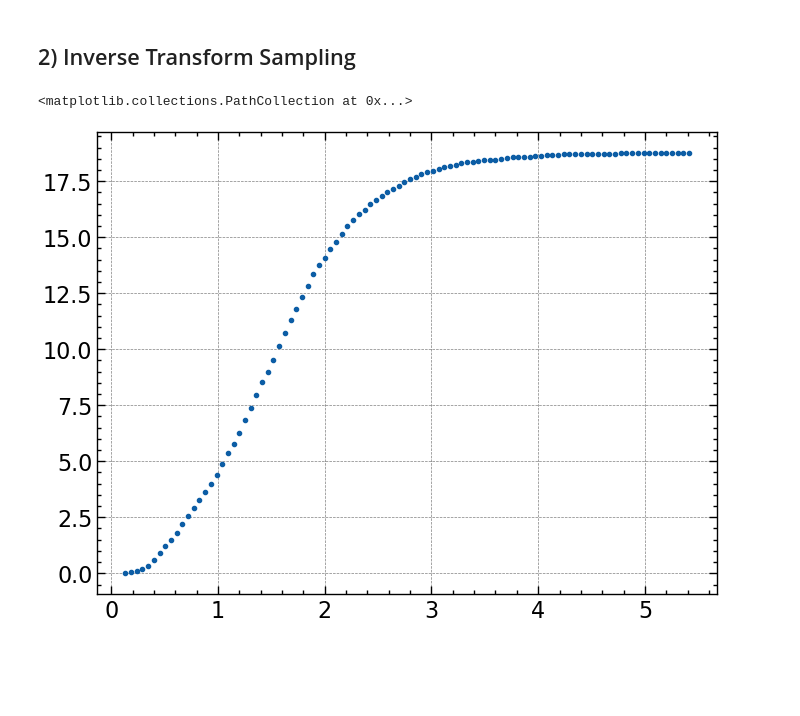
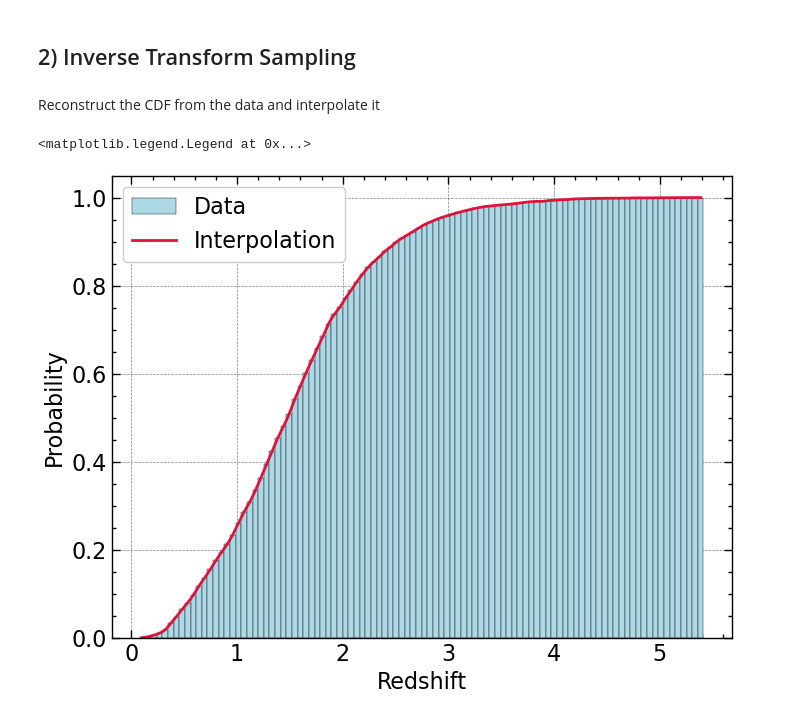
Before and after one commit to M-Bianchi/astrostatistics_bicocca_2024, a Jupyter notebook: working/W04_upsampling_quasars.ipynb, the cells around one changed output. Saved outputs shown, nothing was run; the diff lists cells and outputs as text; code cells hidden in the pictures; blank space fills up the shorter version.

```diff
--- a/working/W04_upsampling_quasars.ipynb
+++ b/working/W04_upsampling_quasars.ipynb
@@ -78,15 +93,19 @@ plt.legend()
 # %% [markdown]
 ## 2) Inverse Transform Sampling
-# %%
-cdf = np.zeros(len(pdf_values))
-
-for i in range(len(pdf_values)):
-    if i==0: cdf[i] = pdf_values[i]
-    else: cdf[i] = cdf[i-1] + pdf_values[i]
-
-bin_centres = bins[:-1] + np.diff(bins)[0]
-
-plt.scatter(bin_centres, cdf, marker='.')
-# %% [output]
-<matplotlib.collections.PathCollection at 0x...>
-[figure, removed]
+# %% [markdown]
+Reconstruct the CDF from the data and interpolate it
+# %%
+pdf_values, bins = plt.hist(data, bins=100, cumulative=True, density=True, color='lightblue', edgecolor='black', linewidth=0.3, label='Data')[:-1]
+plt.xlabel('Redshift')
+plt.ylabel('Probability')
+
+bin_centres = bins[:-1] + np.diff(bins)[0]/2
+
+CDF = scipy.interpolate.interp1d(x=bin_centres, y=pdf_values, kind='cubic')
+x_dense = np.linspace(np.min(bin_centres), np.max(bin_centres), 1000)
+plt.plot(x_dense, CDF(x_dense), color='crimson', label='Interpolation')
+
+plt.legend()
+# %% [output]
+<matplotlib.legend.Legend at 0x...>
+[figure, added]
```
Also changed, not shown: parts of 12 cells of this notebook.
